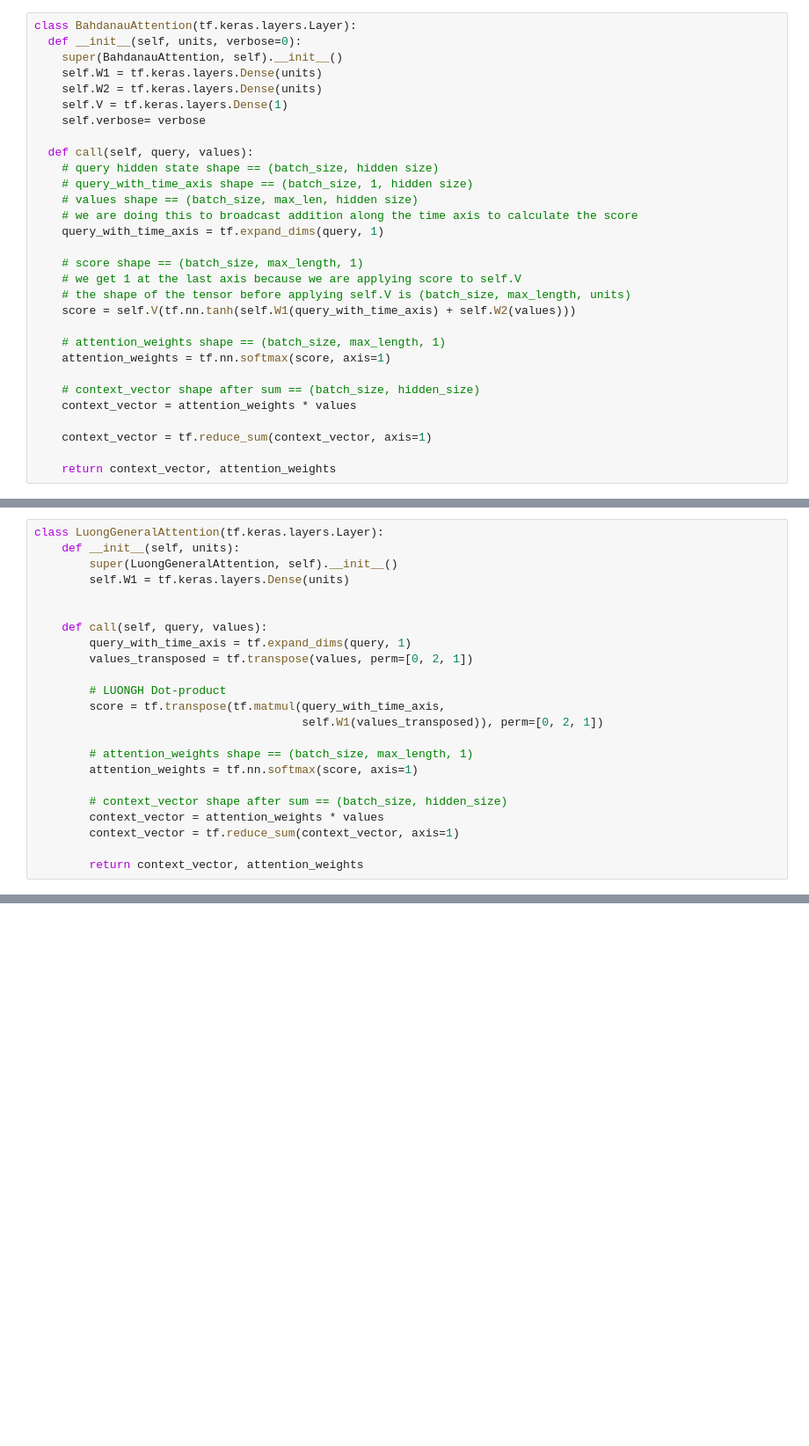
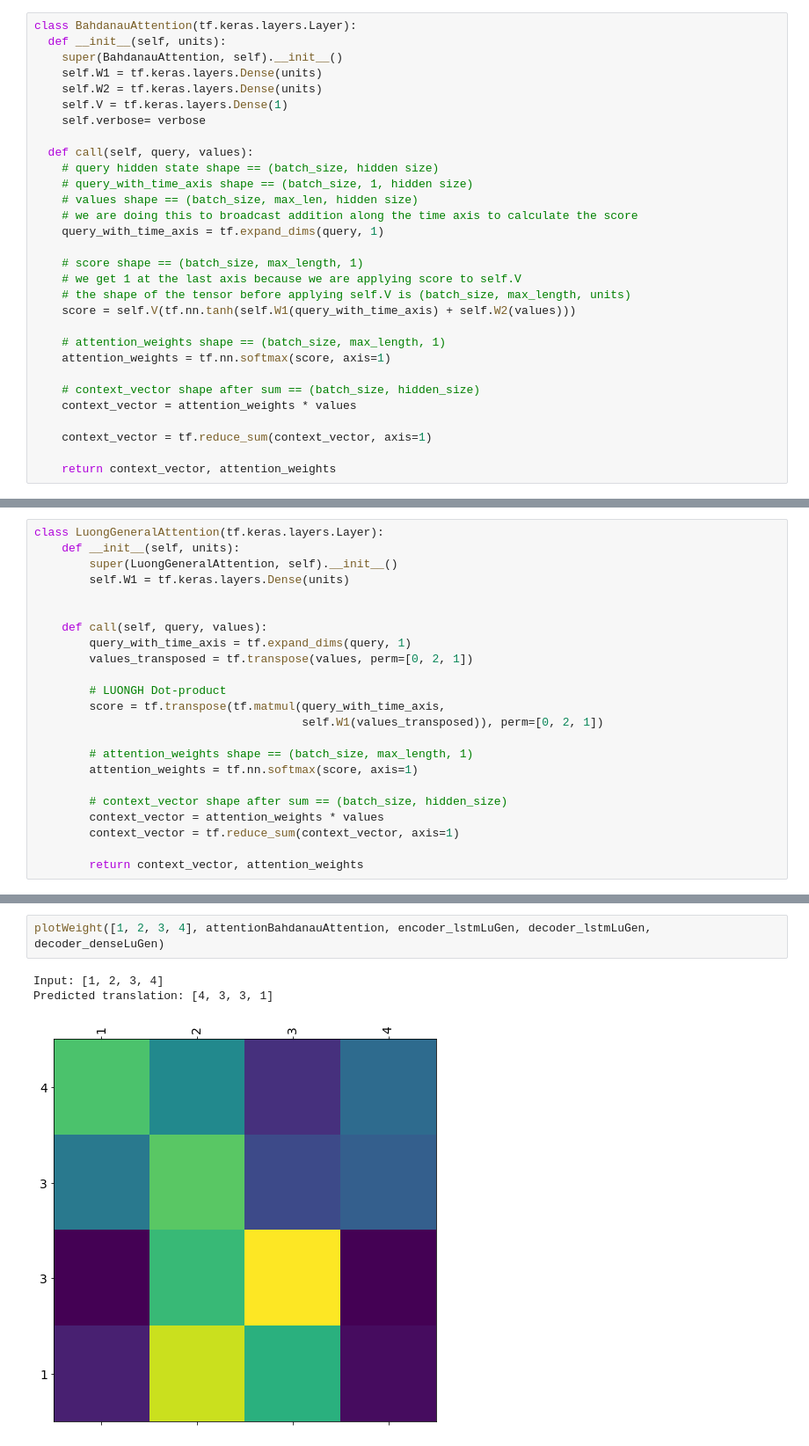
Before and after one commit to JanLeyva/DeepLearning, a Jupyter notebook: Assignment3Test1.ipynb, the cells around one changed output, grey strips where cells are left out. Shown at 88% size. Saved outputs shown, nothing was run; the diff lists cells and outputs as text; blank space fills up the shorter version.

```diff
--- a/Assignment3Test1.ipynb
+++ b/Assignment3Test1.ipynb
@@ -767,7 +767,7 @@ class BahdanauAttention(tf.keras.layers.Layer):
     return context_vector, attention_weights
 # %%
 class BahdanauAttention(tf.keras.layers.Layer):
-  def __init__(self, units, verbose=0):
+  def __init__(self, units):
     super(BahdanauAttention, self).__init__()
     self.W1 = tf.keras.layers.Dense(units)
     self.W2 = tf.keras.layers.Dense(units)
@@ -877,0 +948,6 @@ train_test(model_attentionBahdanauAttention, X_train, y_train , X_test,
+# %%
+plotWeight([1, 2, 3, 4], attentionBahdanauAttention, encoder_lstmLuGen, decoder_lstmLuGen, decoder_denseLuGen)
+# %% [output]
+Input: [1, 2, 3, 4]
+Predicted translation: [4, 3, 3, 1]
+[figure, added]
```
Also changed, not shown: parts of 10 cells of this notebook.
